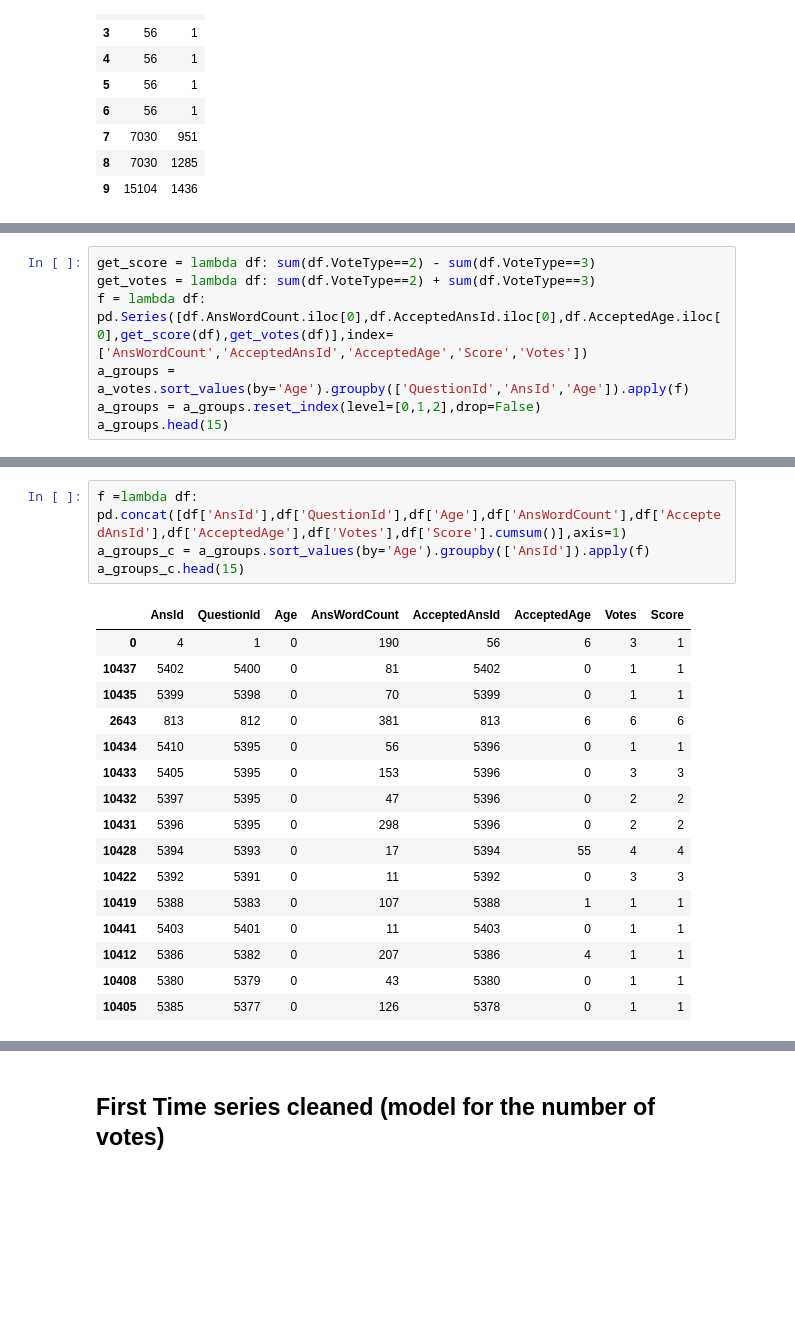
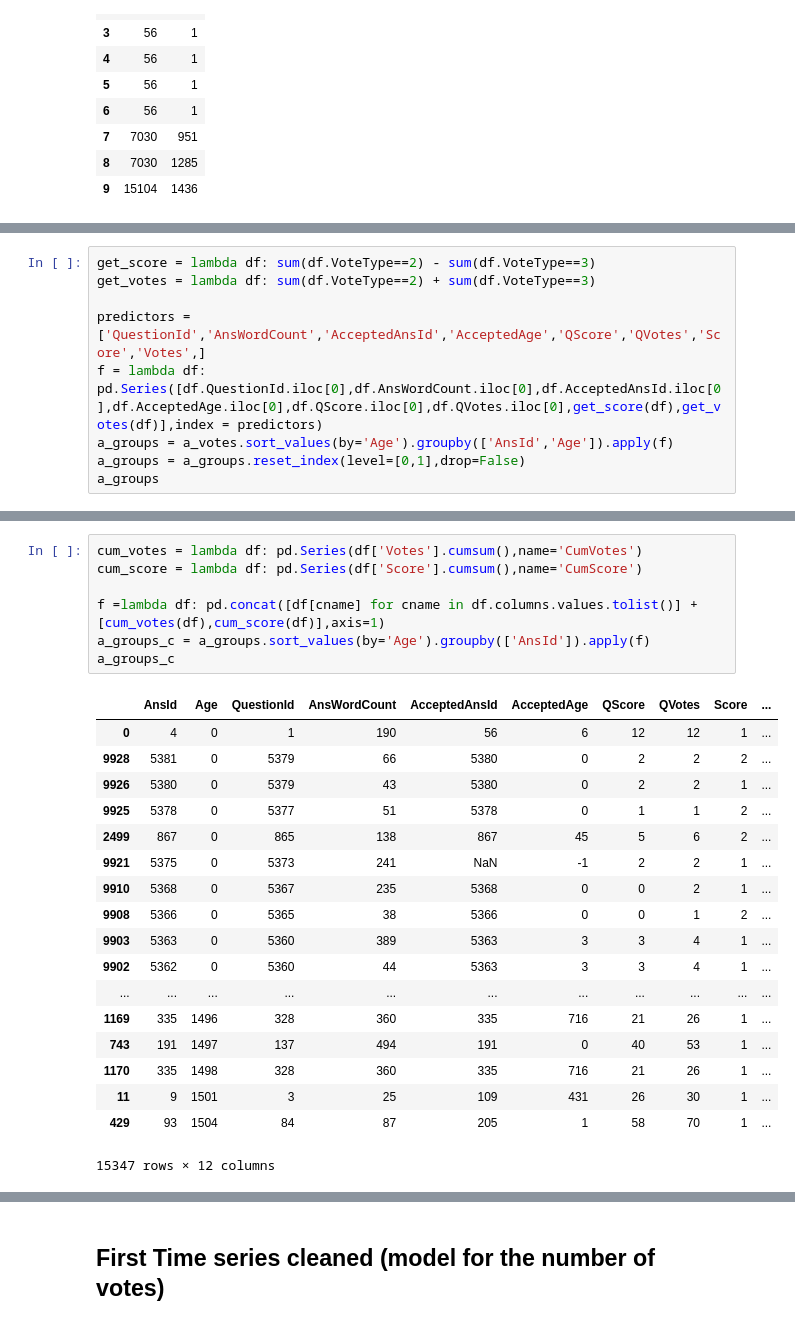
Before and after one commit to JoelDan192/Predictive-model-for-the-voting-system-in-SE-network, a Jupyter notebook: spanish_site/Answer_votes.ipynb, the cells around one changed output, grey strips where cells are left out. Cells and saved outputs as stored; diff of their text form; blank space fills up the shorter version.

```diff
--- a/spanish_site/Answer_votes.ipynb
+++ b/spanish_site/Answer_votes.ipynb
@@ -82,8 +97,10 @@ a_comments.head(10)
 # %%
 get_score = lambda df: sum(df.VoteType==2) - sum(df.VoteType==3)
 get_votes = lambda df: sum(df.VoteType==2) + sum(df.VoteType==3)
-f = lambda df: pd.Series([df.AnsWordCount.iloc[0],df.AcceptedAnsId.iloc[0],df.AcceptedAge.iloc[0],get_score(df),get_votes(df)],index=['AnsWordCount','AcceptedAnsId','AcceptedAge','Score','Votes'])
-a_groups = a_votes.sort_values(by='Age').groupby(['QuestionId','AnsId','Age']).apply(f)
-a_groups = a_groups.reset_index(level=[0,1,2],drop=False)
-a_groups.head(15)
+
+predictors = ['QuestionId','AnsWordCount','AcceptedAnsId','AcceptedAge','QScore','QVotes','Score','Votes',]
+f = lambda df: pd.Series([df.QuestionId.iloc[0],df.AnsWordCount.iloc[0],df.AcceptedAnsId.iloc[0],df.AcceptedAge.iloc[0],df.QScore.iloc[0],df.QVotes.iloc[0],get_score(df),get_votes(df)],index = predictors)
+a_groups = a_votes.sort_values(by='Age').groupby(['AnsId','Age']).apply(f)
+a_groups = a_groups.reset_index(level=[0,1],drop=False)
+a_groups
 # %% [output]
@@ -106,21 +125,26 @@ a_groups.head(15)
 # %%
-f =lambda df: pd.concat([df['AnsId'],df['QuestionId'],df['Age'],df['AnsWordCount'],df['AcceptedAnsId'],df['AcceptedAge'],df['Votes'],df['Score'].cumsum()],axis=1)
+cum_votes = lambda df: pd.Series(df['Votes'].cumsum(),name='CumVotes')
+cum_score = lambda df: pd.Series(df['Score'].cumsum(),name='CumScore')
+
+f =lambda df: pd.concat([df[cname] for cname in df.columns.values.tolist()] + [cum_votes(df),cum_score(df)],axis=1)
 a_groups_c = a_groups.sort_values(by='Age').groupby(['AnsId']).apply(f)
-a_groups_c.head(15)
+a_groups_c
 # %% [output]
-|  | AnsId | QuestionId | Age | AnsWordCount | AcceptedAnsId | AcceptedAge | Votes | Score |
-| 0 | 4 | 1 | 0 | 190 | 56 | 6 | 3 | 1 |
-| 10437 | 5402 | 5400 | 0 | 81 | 5402 | 0 | 1 | 1 |
-| 10435 | 5399 | 5398 | 0 | 70 | 5399 | 0 | 1 | 1 |
-| 2643 | 813 | 812 | 0 | 381 | 813 | 6 | 6 | 6 |
-| 10434 | 5410 | 5395 | 0 | 56 | 5396 | 0 | 1 | 1 |
-| 10433 | 5405 | 5395 | 0 | 153 | 5396 | 0 | 3 | 3 |
-| 10432 | 5397 | 5395 | 0 | 47 | 5396 | 0 | 2 | 2 |
-| 10431 | 5396 | 5395 | 0 | 298 | 5396 | 0 | 2 | 2 |
-| 10428 | 5394 | 5393 | 0 | 17 | 5394 | 55 | 4 | 4 |
-| 10422 | 5392 | 5391 | 0 | 11 | 5392 | 0 | 3 | 3 |
-| 10419 | 5388 | 5383 | 0 | 107 | 5388 | 1 | 1 | 1 |
-| 10441 | 5403 | 5401 | 0 | 11 | 5403 | 0 | 1 | 1 |
-| 10412 | 5386 | 5382 | 0 | 207 | 5386 | 4 | 1 | 1 |
-| 10408 | 5380 | 5379 | 0 | 43 | 5380 | 0 | 1 | 1 |
-| 10405 | 5385 | 5377 | 0 | 126 | 5378 | 0 | 1 | 1 |
+|  | AnsId | Age | QuestionId | AnsWordCount | AcceptedAnsId | AcceptedAge | QScore | QVotes | Score | ... |
+| 0 | 4 | 0 | 1 | 190 | 56 | 6 | 12 | 12 | 1 | ... |
+| 9928 | 5381 | 0 | 5379 | 66 | 5380 | 0 | 2 | 2 | 2 | ... |
+| 9926 | 5380 | 0 | 5379 | 43 | 5380 | 0 | 2 | 2 | 1 | ... |
+| 9925 | 5378 | 0 | 5377 | 51 | 5378 | 0 | 1 | 1 | 2 | ... |
+| 2499 | 867 | 0 | 865 | 138 | 867 | 45 | 5 | 6 | 2 | ... |
+| 9921 | 5375 | 0 | 5373 | 241 | NaN | -1 | 2 | 2 | 1 | ... |
+| 9910 | 5368 | 0 | 5367 | 235 | 5368 | 0 | 0 | 2 | 1 | ... |
+| 9908 | 5366 | 0 | 5365 | 38 | 5366 | 0 | 0 | 1 | 2 | ... |
+| 9903 | 5363 | 0 | 5360 | 389 | 5363 | 3 | 3 | 4 | 1 | ... |
+| 9902 | 5362 | 0 | 5360 | 44 | 5363 | 3 | 3 | 4 | 1 | ... |
+| ... | ... | ... | ... | ... | ... | ... | ... | ... | ... | ... |
+| 1169 | 335 | 1496 | 328 | 360 | 335 | 716 | 21 | 26 | 1 | ... |
+| 743 | 191 | 1497 | 137 | 494 | 191 | 0 | 40 | 53 | 1 | ... |
+| 1170 | 335 | 1498 | 328 | 360 | 335 | 716 | 21 | 26 | 1 | ... |
+| 11 | 9 | 1501 | 3 | 25 | 109 | 431 | 26 | 30 | 1 | ... |
+| 429 | 93 | 1504 | 84 | 87 | 205 | 1 | 58 | 70 | 1 | ... |
+15347 rows × 12 columns
```
Also changed, not shown: parts of 36 cells of this notebook, 1 other file.
